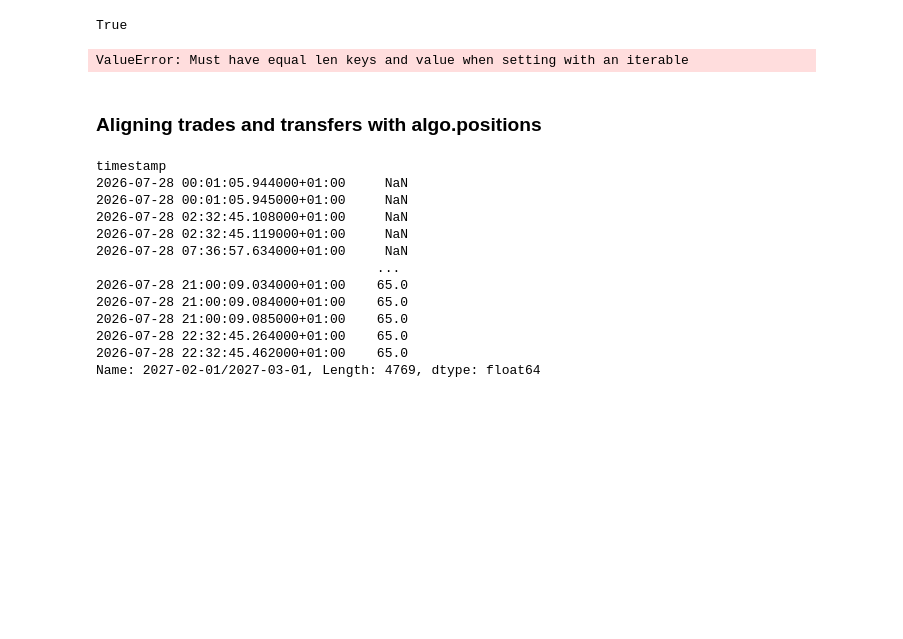
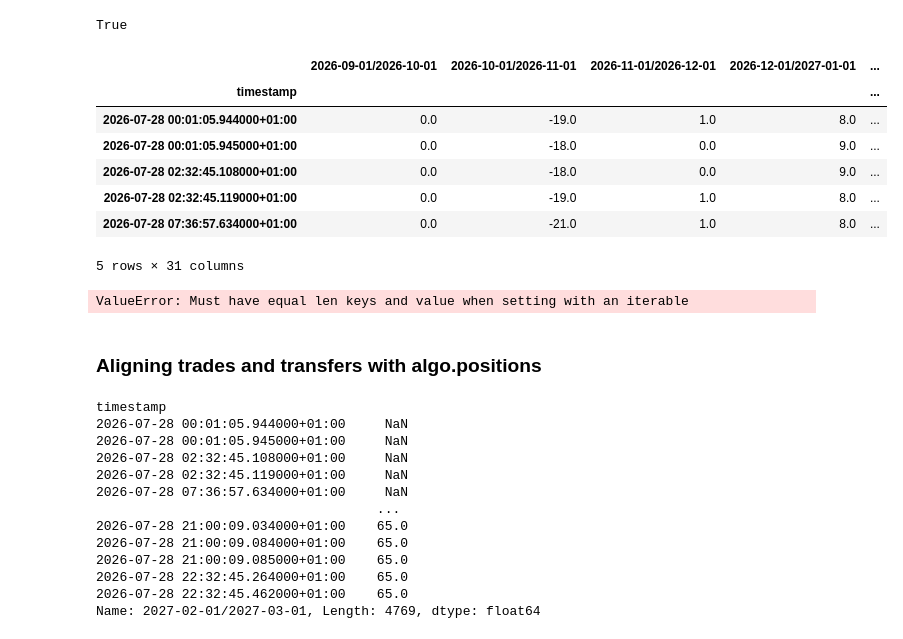
Before and after one commit to jainapek/pnl_attribution, a Jupyter notebook: src/understanding_positions.ipynb, the cells around one changed output. Saved outputs shown, nothing was run; the diff lists cells and outputs as text; code cells hidden in the pictures; blank space fills up the shorter version.

Commit message:
fixed the bug for positions

```diff
--- a/src/understanding_positions.ipynb
+++ b/src/understanding_positions.ipynb
@@ -32,29 +32,41 @@ date = '2026-07-28'
 # %%
 #### Fetching positions from algo.positions
 
 query_position = f"""
 SELECT
   timestamp,
   book_id,
   product_id,
   positions
 FROM `algo`.`position`
 WHERE
   book_id in (337,129,340,342,339,318,343,309,341,332)
   AND toDate(timestamp) = '{date}'
 ORDER BY timestamp ASC
 """
-positions = client.query_df(query_position)
-positions = pd.DataFrame(positions.positions.to_list(), index=positions.timestamp).sort_index()
+pos_df = client.query_df(query_position)
+positions = pd.DataFrame(pos_df.positions.to_list())
+positions['timestamp'] = pos_df['timestamp']
 positions = positions.fillna(0)
 positions = positions.reindex(sorted(positions.columns), axis=1)
+positions = positions.groupby(['timestamp']).sum().sort_index()
 
-# convert monthly outrights → consecutive monthly spreads
-# S_i = cumsum(P)_i  (exact when sum of outrights ≈ 0)
+# # convert monthly outrights → consecutive monthly spreads
+# # S_i = cumsum(P)_i  (exact when sum of outrights ≈ 0)
 months = list(positions.columns)
 pos_spreads = positions.cumsum(axis=1).iloc[:, :-1]
 pos_spreads.columns = [f"{a}/{b}" for a, b in zip(months[:-1], months[1:])]
 pos_spreads = pos_spreads.sort_index()
+pos_spreads.head()
+# %% [output]
+|  | 2026-09-01/2026-10-01 | 2026-10-01/2026-11-01 | 2026-11-01/2026-12-01 | 2026-12-01/2027-01-01 | ... |
+| timestamp |  |  |  |  | ... |
+| 2026-07-28 00:01:05.944000+01:00 | 0.0 | -19.0 | 1.0 | 8.0 | ... |
+| 2026-07-28 00:01:05.945000+01:00 | 0.0 | -18.0 | 0.0 | 9.0 | ... |
+| 2026-07-28 02:32:45.108000+01:00 | 0.0 | -18.0 | 0.0 | 9.0 | ... |
+| 2026-07-28 02:32:45.119000+01:00 | 0.0 | -19.0 | 1.0 | 8.0 | ... |
+| 2026-07-28 07:36:57.634000+01:00 | 0.0 | -21.0 | 1.0 | 8.0 | ... |
+5 rows × 31 columns
 # %%
 #### Nexus Trades → consecutive monthly spread positions
 
```
